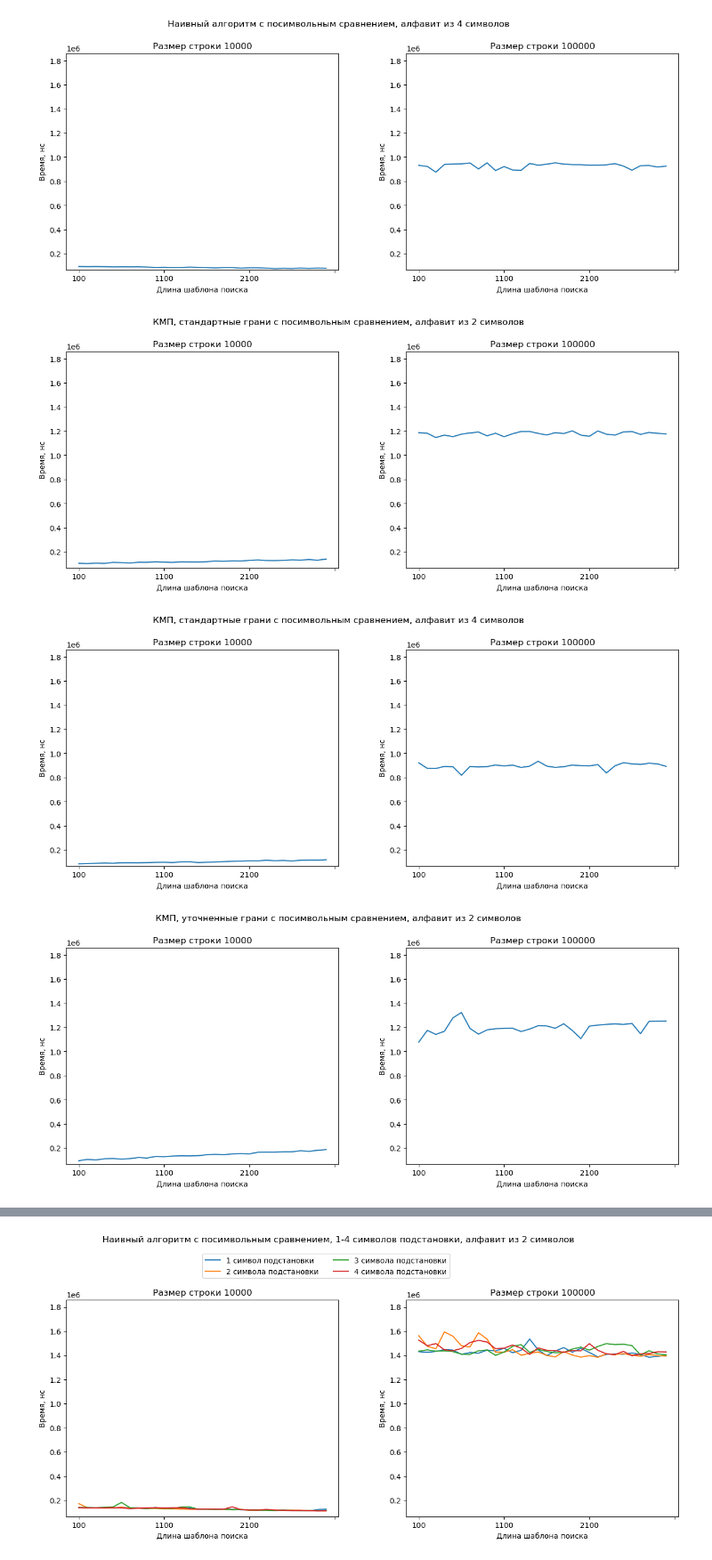
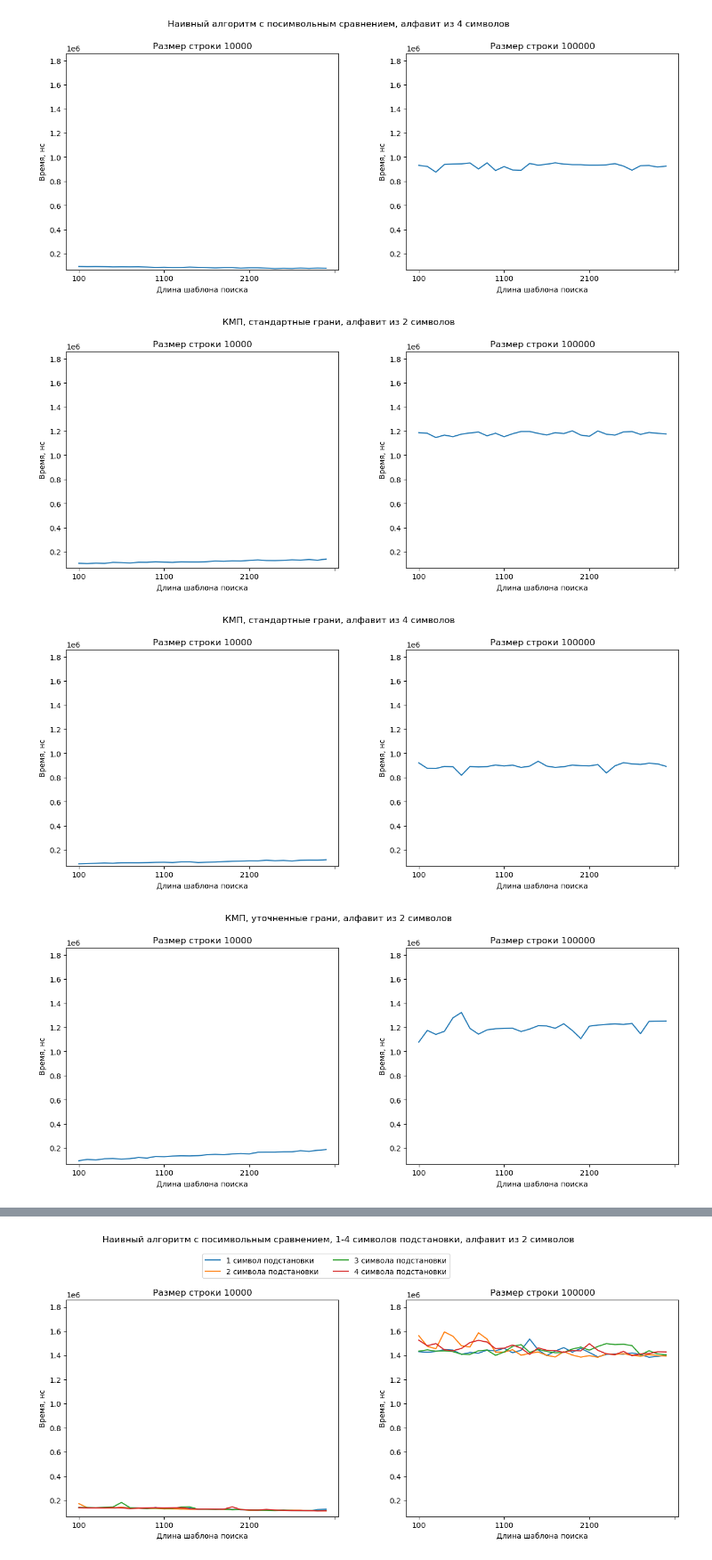
Before and after one commit to KobyzevIlya/KDZ, a Jupyter notebook: KDZ-2/report/ipynb/charts.ipynb, the cells around one changed output, grey strips where cells are left out. Shown: that part at 89% size. Drawn from its saved outputs; the diff is of its cells as text; code cells hidden in the pictures.

Commit message:
small fix in charts titles

```diff
--- a/KDZ-2/report/ipynb/charts.ipynb
+++ b/KDZ-2/report/ipynb/charts.ipynb
@@ -78,15 +78,15 @@ print_two_clear_plots(clear_small[1:2], clear_big[1:2], 'Наивный алго
 # %% [output]
 [figure]
 # %%
-print_two_clear_plots(clear_small[2:3], clear_big[2:3], 'КМП, стандартные грани с посимвольным сравнением, алфавит из 2 символов', scale=True)
+print_two_clear_plots(clear_small[2:3], clear_big[2:3], 'КМП, стандартные грани, алфавит из 2 символов', scale=True)
 # %% [output]
-[figure, old version]
+[figure, new version]
 # %%
-print_two_clear_plots(clear_small[3:4], clear_big[3:4], 'КМП, стандартные грани с посимвольным сравнением, алфавит из 4 символов', scale=True)
+print_two_clear_plots(clear_small[3:4], clear_big[3:4], 'КМП, стандартные грани, алфавит из 4 символов', scale=True)
 # %% [output]
-[figure, old version]
+[figure, new version]
 # %%
-print_two_clear_plots(clear_small[4:5], clear_big[4:5], 'КМП, уточненные грани с посимвольным сравнением, алфавит из 2 символов', scale=True)
+print_two_clear_plots(clear_small[4:5], clear_big[4:5], 'КМП, уточненные грани, алфавит из 2 символов', scale=True)
 # %% [output]
-[figure, old version]
+[figure, new version]
 # %%
```
Also changed, not shown: parts of 5 cells of this notebook, 10 other files.
